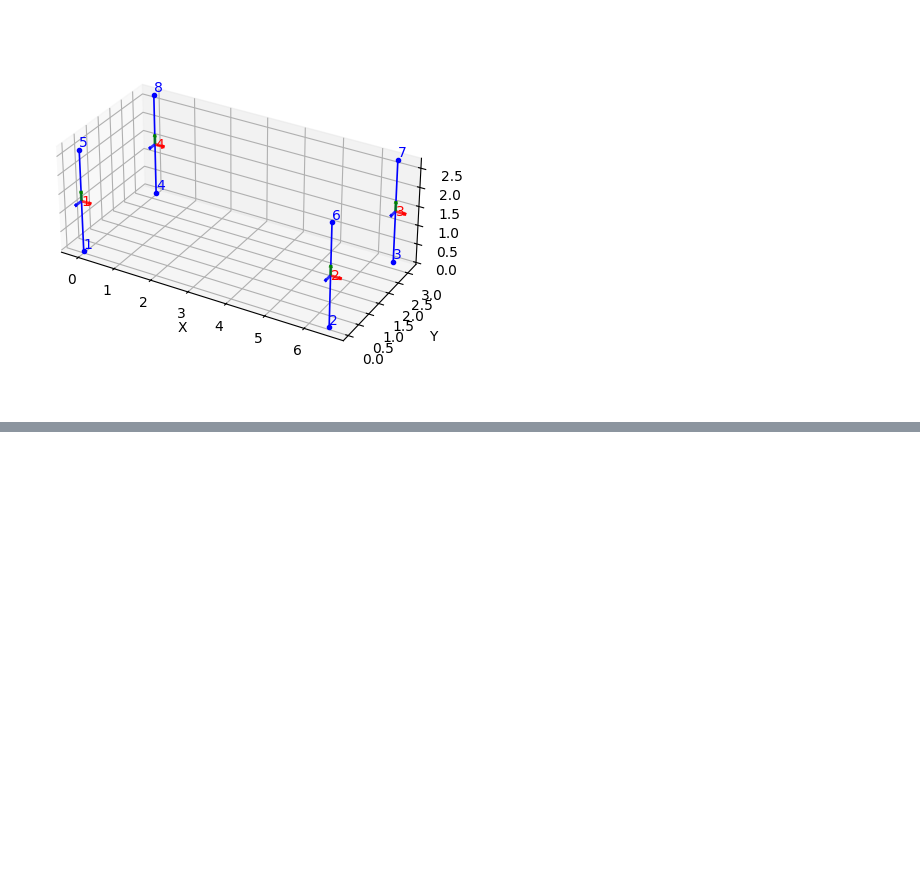
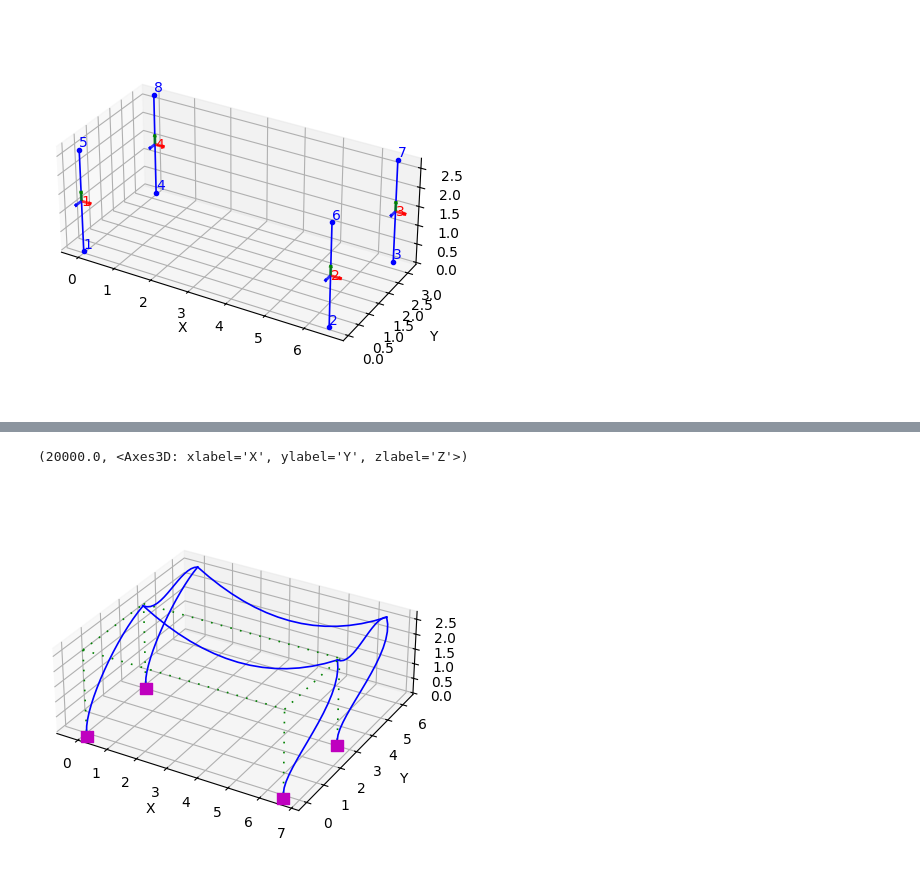
Before and after one commit to dataylor3/PakCalcs, a Jupyter notebook: newframe20251231.ipynb, the cells around one changed output, grey strips where cells are left out. Saved outputs shown, nothing was run; the diff lists cells and outputs as text; code cells hidden in the pictures; blank space fills up the shorter version.

```diff
--- a/newframe20251231.ipynb
+++ b/newframe20251231.ipynb
@@ -72,0 +122,5 @@ opsv.plot_model()
+# %%
+opsv.plot_defo(2e4)
+# %% [output]
+(20000.0, <Axes3D: xlabel='X', ylabel='Y', zlabel='Z'>)
+[figure, added]
```
Also changed, not shown: parts of 6 cells of this notebook.
